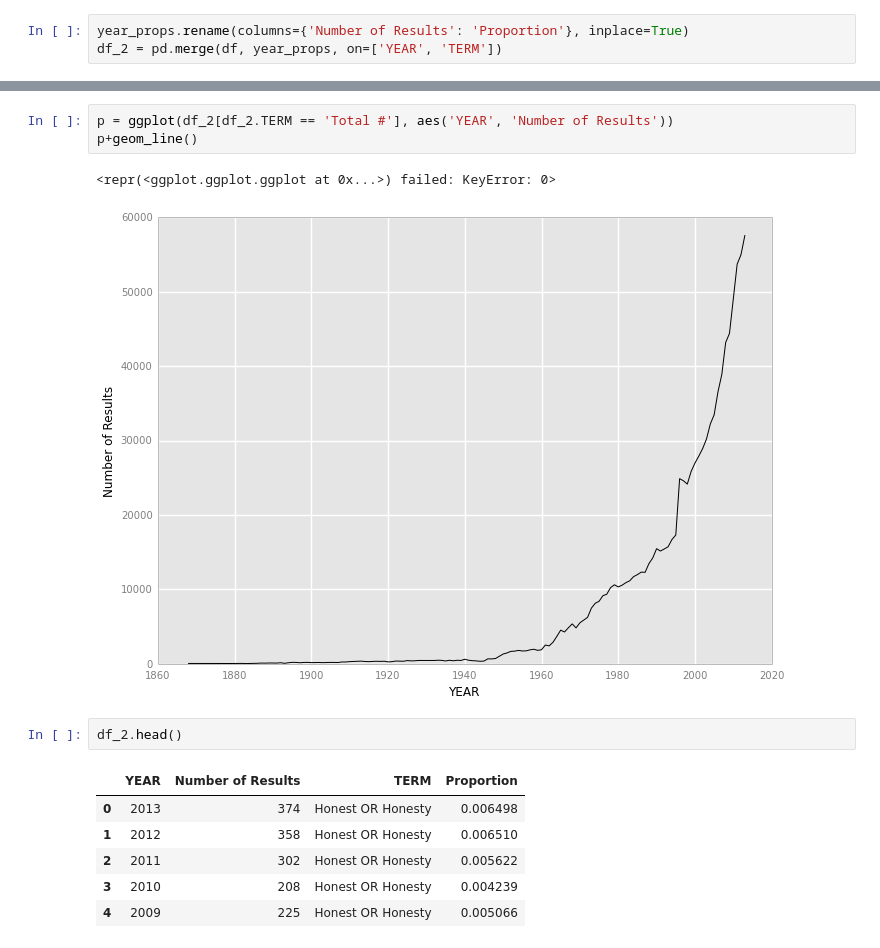
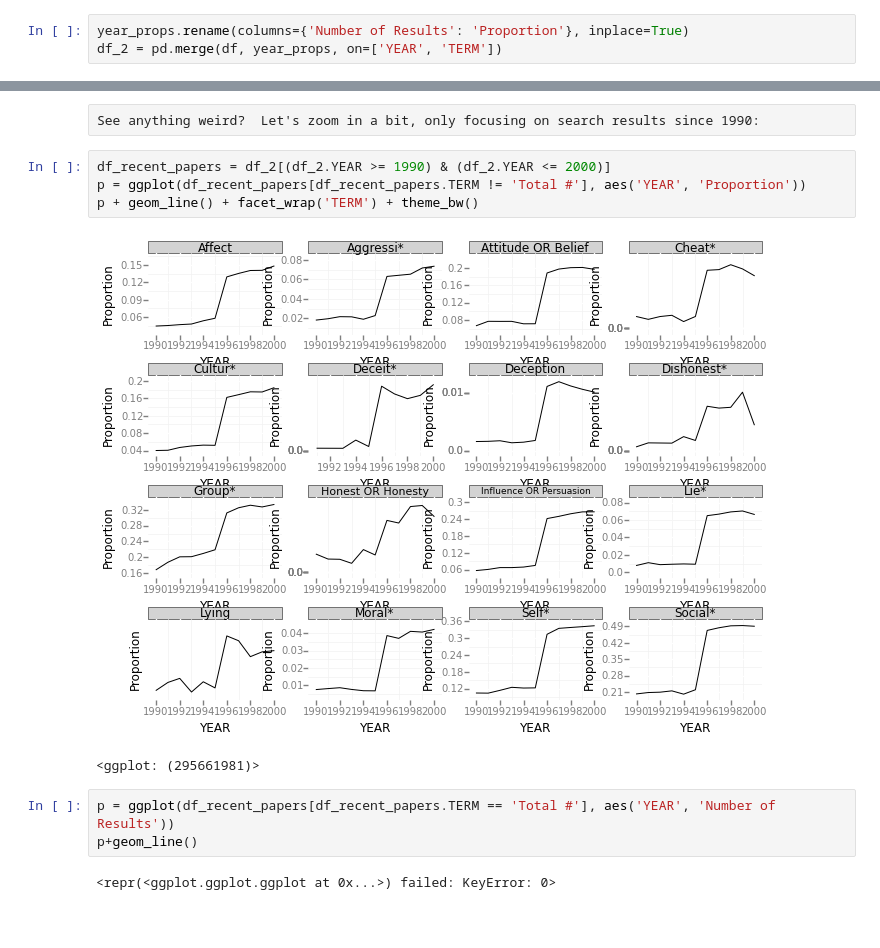
Before and after one commit to riddlet/riddlet.github.io, a Jupyter notebook: _drafts/Publication counts.ipynb, the cells around one changed output, grey strips where cells are left out. Drawn from its saved outputs; the diff is of its cells as text; blank space fills up the shorter version.

```diff
--- a/_drafts/Publication counts.ipynb
+++ b/_drafts/Publication counts.ipynb
@@ -48,15 +76,14 @@ p + geom_line() + facet_wrap('TERM') + theme_bw()
+# %% [raw]
+See anything weird?  Let's zoom in a bit, only focusing on search results since 1990:
+# %%
+df_recent_papers = df_2[(df_2.YEAR >= 1990) & (df_2.YEAR <= 2000)]
+p = ggplot(df_recent_papers[df_recent_papers.TERM != 'Total #'], aes('YEAR', 'Proportion'))
+p + geom_line() + facet_wrap('TERM') + theme_bw()
+# %% [output]
+[figure, added]
+<ggplot: (295661981)>
 # %%
-p = ggplot(df_2[df_2.TERM == 'Total #'], aes('YEAR', 'Number of Results'))
+p = ggplot(df_recent_papers[df_recent_papers.TERM == 'Total #'], aes('YEAR', 'Number of Results'))
 p+geom_line()
 # %% [output]
 <repr(<ggplot.ggplot.ggplot at 0x...>) failed: KeyError: 0>
-[figure, removed]
-# %%
-df_2.head()
-# %% [output]
-|  | YEAR | Number of Results | TERM | Proportion |
-| 0 | 2013 | 374 | Honest OR Honesty | 0.006498 |
-| 1 | 2012 | 358 | Honest OR Honesty | 0.006510 |
-| 2 | 2011 | 302 | Honest OR Honesty | 0.005622 |
-| 3 | 2010 | 208 | Honest OR Honesty | 0.004239 |
-| 4 | 2009 | 225 | Honest OR Honesty | 0.005066 |
```
Also changed, not shown: parts of 9 cells of this notebook, 6 other files.
